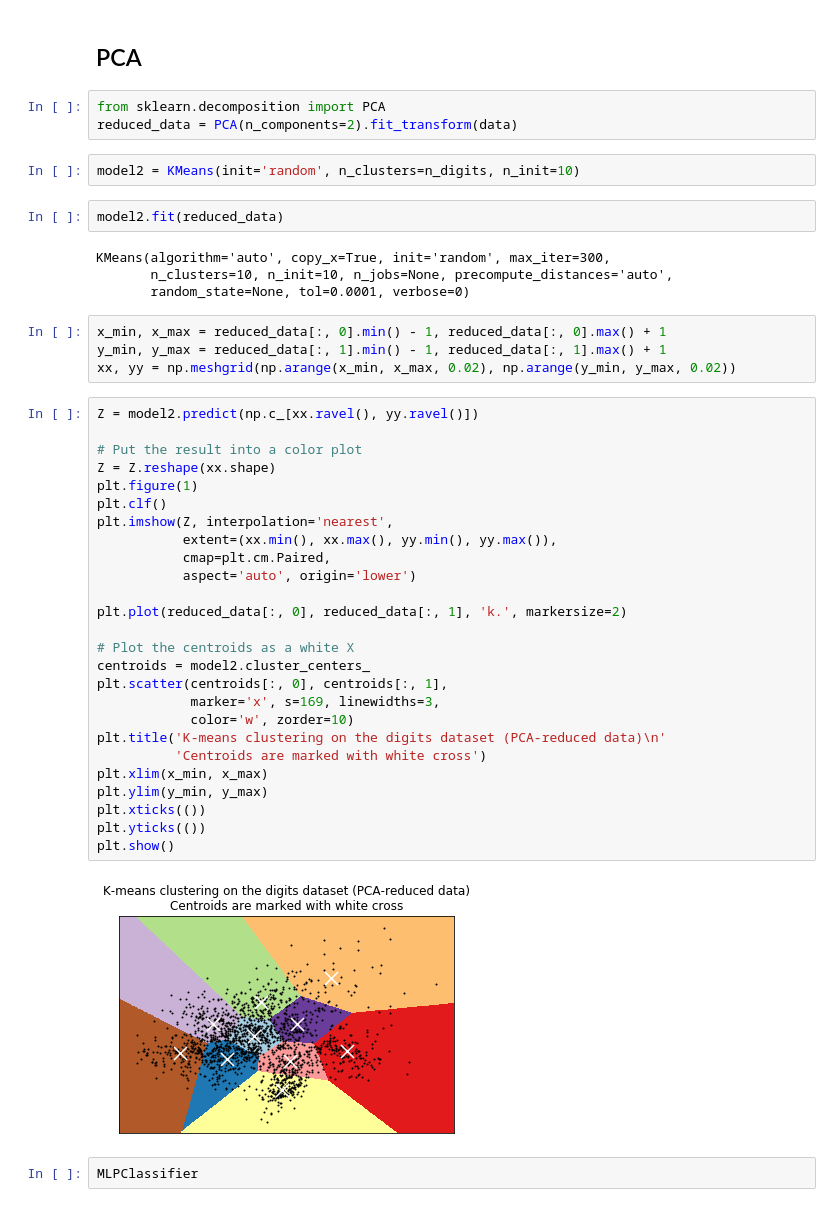
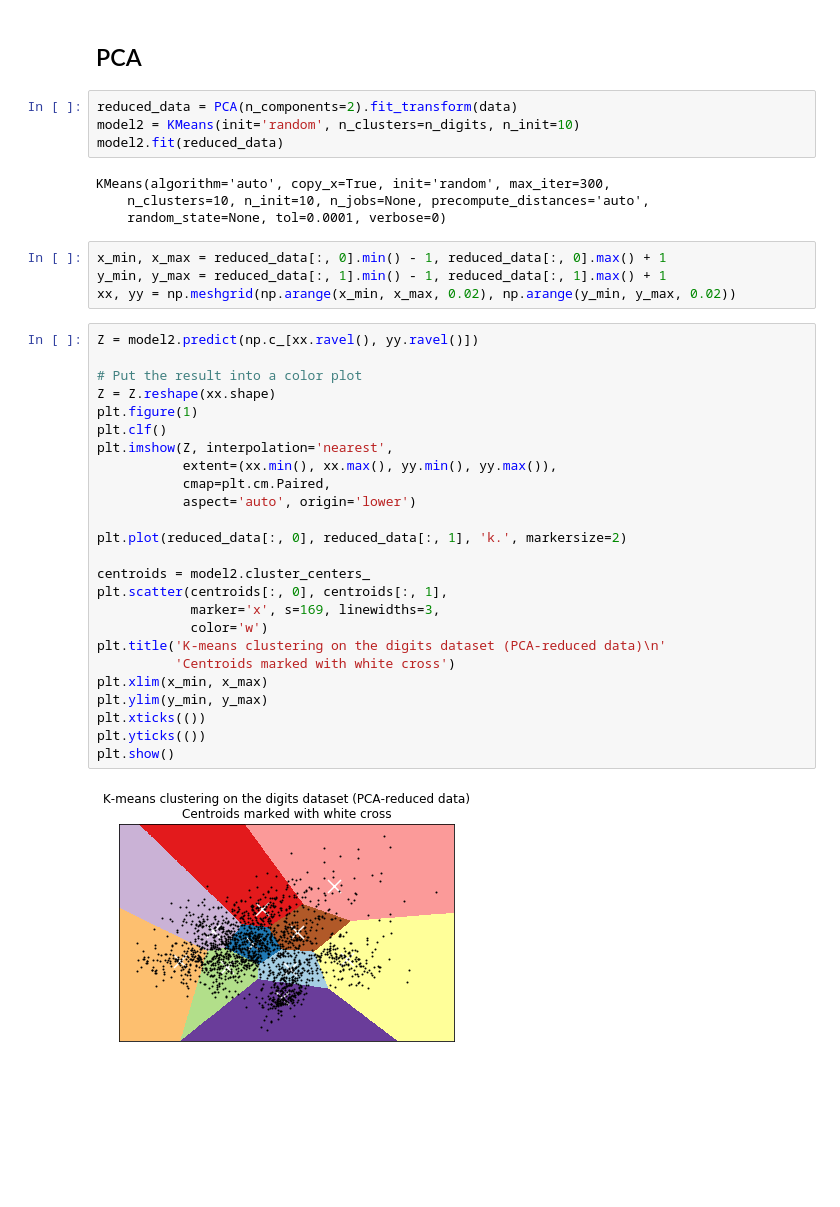
Before and after one commit to vaibagga/CSIR-ML, a Jupyter notebook: Classification_Clustering.ipynb, the cells around one changed output. Saved outputs shown, nothing was run; the diff lists cells and outputs as text; blank space fills up the shorter version.

```diff
--- a/Classification_Clustering.ipynb
+++ b/Classification_Clustering.ipynb
@@ -169,16 +102,13 @@ KMeans(algorithm='auto', copy_x=True, init='random', max_iter=300,
 # %% [markdown]
 ## PCA
-# %%
-from sklearn.decomposition import PCA
-reduced_data = PCA(n_components=2).fit_transform(data)
 # %%
+reduced_data = PCA(n_components=2).fit_transform(data)
 model2 = KMeans(init='random', n_clusters=n_digits, n_init=10)
+model2.fit(reduced_data)
+# %% [output]
+KMeans(algorithm='auto', copy_x=True, init='random', max_iter=300,
+    n_clusters=10, n_init=10, n_jobs=None, precompute_distances='auto',
+    random_state=None, tol=0.0001, verbose=0)
-# %%
-model2.fit(reduced_data)
-# %% [output]
-KMeans(algorithm='auto', copy_x=True, init='random', max_iter=300,
-       n_clusters=10, n_init=10, n_jobs=None, precompute_distances='auto',
-       random_state=None, tol=0.0001, verbose=0)
 # %%
 x_min, x_max = reduced_data[:, 0].min() - 1, reduced_data[:, 0].max() + 1
 y_min, y_max = reduced_data[:, 1].min() - 1, reduced_data[:, 1].max() + 1
@@ -186,30 +116,27 @@ xx, yy = np.meshgrid(np.arange(x_min, x_max, 0.02), np.arange(y_min, y_max, 0.02
 # %%
 Z = model2.predict(np.c_[xx.ravel(), yy.ravel()])
 
 # Put the result into a color plot
 Z = Z.reshape(xx.shape)
 plt.figure(1)
 plt.clf()
 plt.imshow(Z, interpolation='nearest',
            extent=(xx.min(), xx.max(), yy.min(), yy.max()),
            cmap=plt.cm.Paired,
            aspect='auto', origin='lower')
 
 plt.plot(reduced_data[:, 0], reduced_data[:, 1], 'k.', markersize=2)
 
-# Plot the centroids as a white X
 centroids = model2.cluster_centers_
 plt.scatter(centroids[:, 0], centroids[:, 1],
             marker='x', s=169, linewidths=3,
-            color='w', zorder=10)
+            color='w')
 plt.title('K-means clustering on the digits dataset (PCA-reduced data)\n'
-          'Centroids are marked with white cross')
+          'Centroids marked with white cross')
 plt.xlim(x_min, x_max)
 plt.ylim(y_min, y_max)
 plt.xticks(())
 plt.yticks(())
 plt.show()
 # %% [output]
-[figure, old version]
+[figure, new version]
-# %%
-MLPClassifier
```
Also changed, not shown: parts of 14 cells of this notebook.
